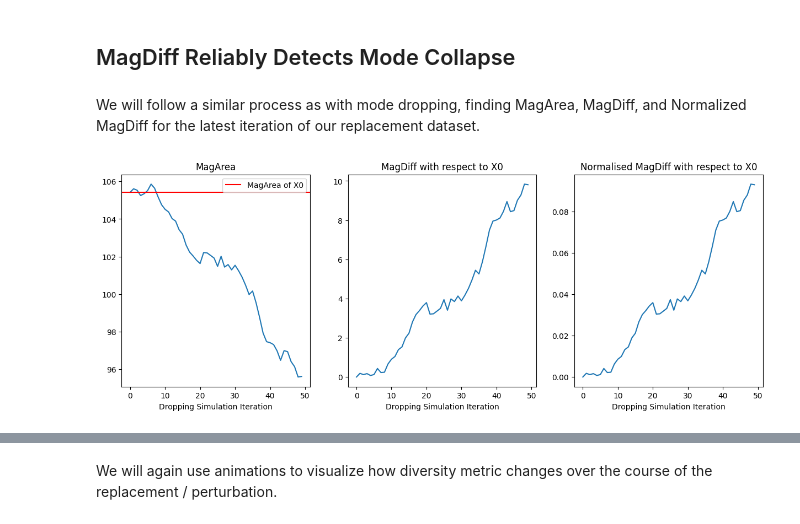
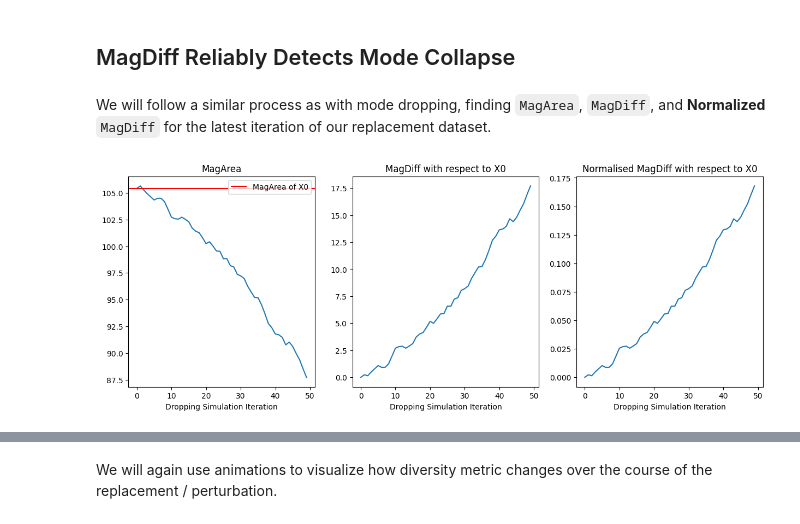
Before and after one commit to aidos-lab/magnipy, a Jupyter notebook: notebooks/mode_dropping.ipynb, the cells around one changed output, grey strips where cells are left out. Saved outputs shown, nothing was run; the diff lists cells and outputs as text; code cells hidden in the pictures.

Commit message:
final edits on mode_dropping tutorial

```diff
--- a/notebooks/mode_dropping.ipynb
+++ b/notebooks/mode_dropping.ipynb
@@ -153,38 +162,7 @@ In brief, **mode collapse** occurs when one mode experiences a significant decli
 We will simulate this starting with the same original dataset as we did for mode dropping. To simulate mode collapse, will iteratively remove two points from the purple mode and resample from a tighter Gaussian at the same center.
 # %%
 # Get datasets that simulate gradual mode collapse
-
-# Replacement points in purple mode sampled from Gaussian with smaller convariance
-new_cov = np.eye(2) * 0.3
-mode_collapse_pts = sample_points_gaussian(mean1, new_cov, size * 2)
-
-Xs_collapse = []
-colors_collapse = []
-for frame in range(size):
-    # Replacing points from modes 2 and 3 with points from mode 1 Gaussian
-    X_new = np.concatenate(
-        [
-            points1[: (size - (frame))],
-            points2,
-            points3,
-            mode_collapse_pts[: frame],
-        ],
-    )
-    # Updating color mapping
-    new_colors = np.array(
-        np.concatenate(
-            [
-                np.zeros(size - (frame)),
-                np.ones(size),
-                np.ones(size) * 2,
-                np.zeros((frame)),
-            ]
-        )
-    )
-    # Adding to ongoing simulation data
-    Xs_collapse.append(X_new)
-    colors_collapse.append(new_colors)
-
+Xs_collapse, colors_collapse = get_mode_collapse_datasets()
 print(f"Xs is a list of {len(Xs_collapse)} datasets (each with {len(Xs_collapse[0])} points) that simulates gradual mode dropping.")
 print(f"and colors is a list of {len(colors_collapse)} corresponding colormaps.")
 # %% [output]
@@ -198,19 +176,19 @@ plot_simulation_progression(Xs_collapse, colors_collapse, size)
 # %% [markdown]
 ## MagDiff Reliably Detects Mode Collapse
 # %% [markdown]
-We will follow a similar process as with mode dropping, finding MagArea, MagDiff, and Normalized MagDiff for the latest iteration of our replacement dataset.
+We will follow a similar process as with mode dropping, finding `MagArea`, `MagDiff`, and **Normalized** `MagDiff` for the latest iteration of our replacement dataset.
 # %%
 # Intializing Diversipy object with our simulated datasets, such that X0 is our reference space (idx=0)
-div = Diversipy(Xs=Xs_collapse, ref_space=0)
+div_collapse = Diversipy(Xs=Xs_collapse, ref_space=0)
 
 # Calculating intrinsic diversity (MagArea) for all datasets
-mag_areas = div.MagAreas(scale=True)
+mag_areas_collapse = div_collapse.MagAreas(scale=True)
 # Calculating difference in diversity with respect to X0 (MagDiff) for all datasets
-mag_diffs = div.MagDiffs(scale=True, pairwise=False)
+mag_diffs_collapse = div_collapse.MagDiffs(scale=True, pairwise=False)
 # Calculating normalised MagDiff for all datasets
-mag_diffs_normalised = mag_diffs / mag_areas[0]
+mag_diffs_normalised_collapse = mag_diffs_collapse / mag_areas_collapse[0]
 # %%
 # Plotting
-plot_diversity_measures(mag_areas, mag_diffs, mag_diffs_normalised, size)
+plot_diversity_measures(mag_areas_collapse, mag_diffs_collapse, mag_diffs_normalised_collapse, size)
 # %% [output]
-[figure, old version]
+[figure, new version]
```
Also changed, not shown: parts of 19 cells of this notebook.
